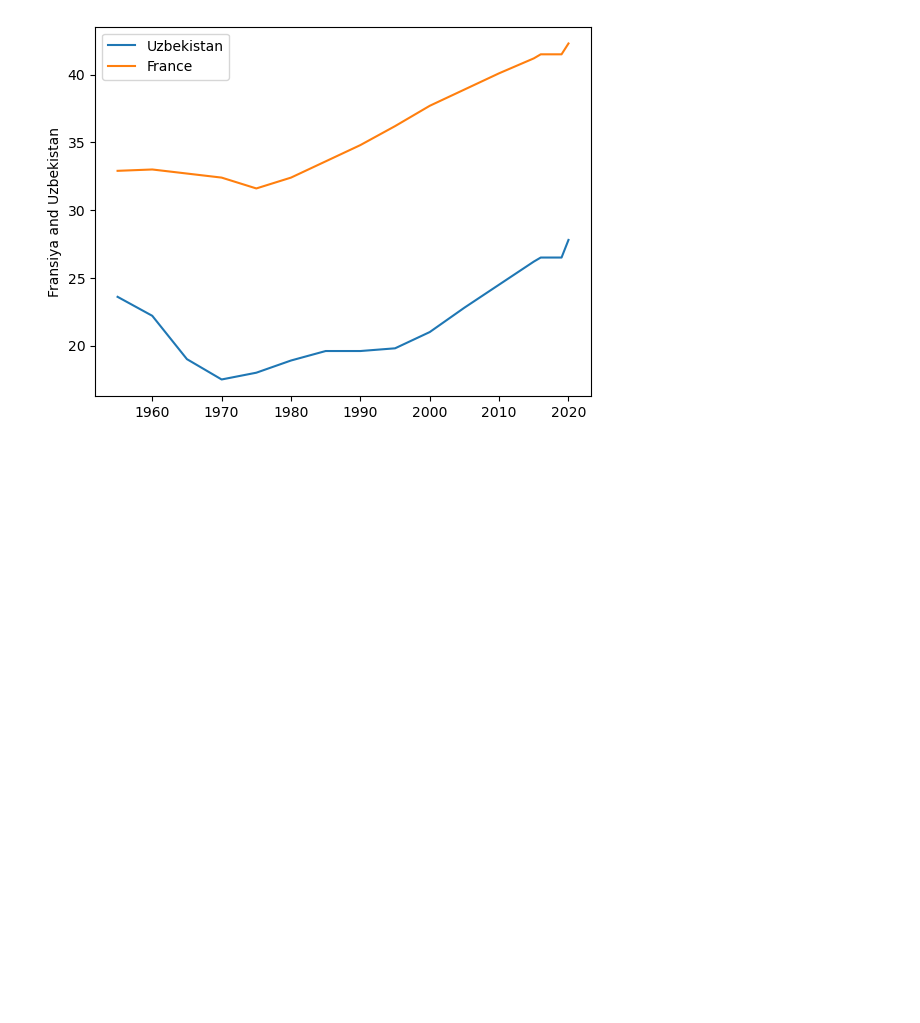
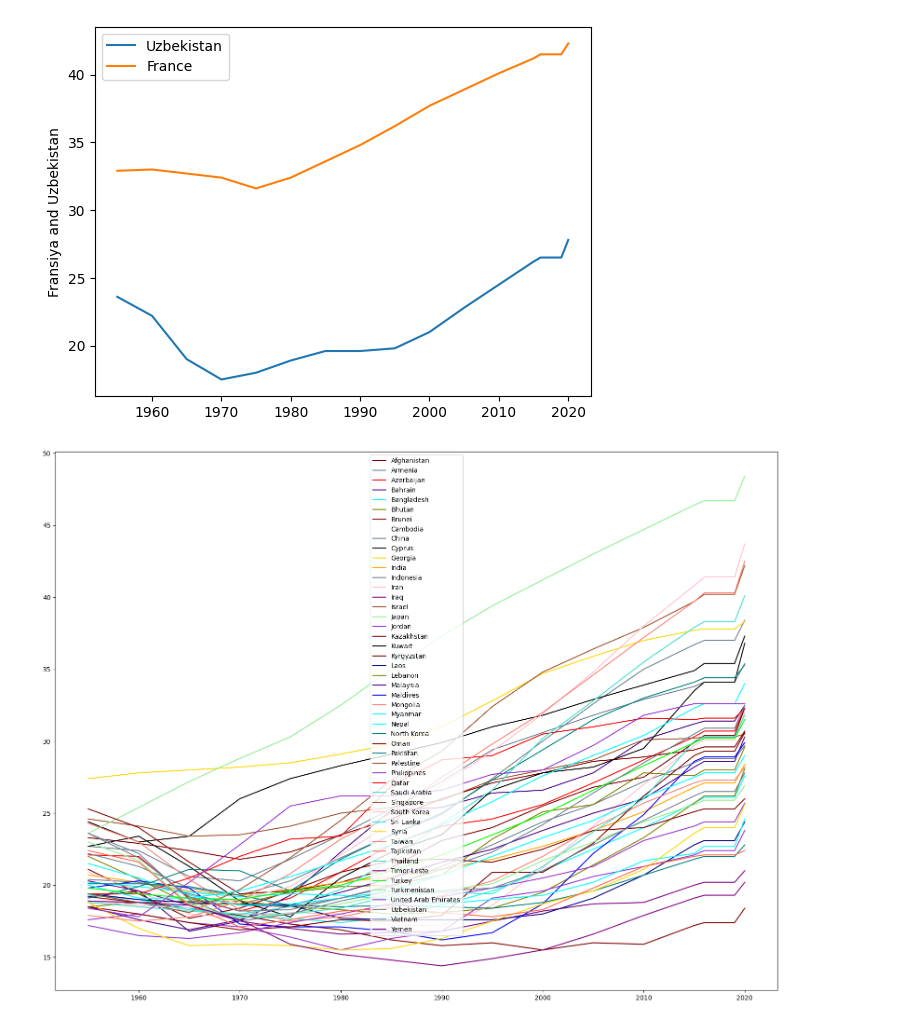
Before and after one commit to Qurbonov-AA/pandas, a Jupyter notebook: ShoniyozovElbek.ipynb, the cells around one changed output. Cells and saved outputs as stored; diff of their text form; code cells hidden in the pictures; blank space fills up the shorter version.

```diff
--- a/ShoniyozovElbek.ipynb
+++ b/ShoniyozovElbek.ipynb
@@ -75,3 +75,63 @@ plt.legend(["Uzbekistan", "France"])
 plt.show()
 # %% [output]
 [figure]
+# %%
+from random import choice
+import numpy as np
+fig = plt.figure(figsize=(20,15))
+asian_countries = [
+    "Afghanistan", "Armenia", "Azerbaijan", "Bahrain", "Bangladesh",
+    "Bhutan", "Brunei", "Cambodia", "China", "Cyprus", "Georgia",
+    "India", "Indonesia", "Iran", "Iraq", "Israel", "Japan", "Jordan",
+    "Kazakhstan", "Kuwait", "Kyrgyzstan", "Laos", "Lebanon", "Malaysia",
+    "Maldives", "Mongolia", "Myanmar", "Nepal", "North Korea",
+    "Oman", "Pakistan", "Palestine", "Philippines", "Qatar",
+    "Saudi Arabia", "Singapore", "South Korea", "Sri Lanka", "Syria",
+    "Taiwan", "Tajikistan", "Thailand", "Timor-Leste", "Turkey",
+    "Turkmenistan", "United Arab Emirates", "Uzbekistan", "Vietnam", "Yemen"
+]
+colors_rgb = np.array([
+    (0, 0, 0),
+    (255, 255, 255),
+    (255, 0, 0),
+    (0, 255, 0),
+    (0, 0, 255),
+    (255, 255, 0),
+     (0, 255, 255),
+     (255, 0, 255),
+     (255, 165, 0),
+     (255, 192, 203),
+     (128, 0, 128),
+     (165, 42, 42),
+     (144, 238, 144),
+     (135, 206, 235),
+     (230, 230, 250),
+     (250, 128, 114),
+     (64, 224, 208),
+     (255, 215, 0),
+     (0, 128, 128),
+     (128, 128, 0),
+     (128, 0, 0),
+     (0, 0, 128),
+     (75, 0, 130),
+     (112, 128, 144),
+     (160, 82, 45),
+     (255, 99, 71),
+     (70, 130, 180),
+     (153, 50, 204)
+])/255
+def x_y(df, country):
+    df_c = df[df["country"] ==  country]
+    y =  df_c["Median Age"]
+    x = df_c["Year"]
+    return x, y
+
+for country in asian_countries:
+    x, y = x_y(df, country)
+    plt.plot(x,y, c =  choice(colors_rgb)  )
+
+
+plt.legend(asian_countries)
+plt.show()
+# %% [output]
+[figure, added]
```
